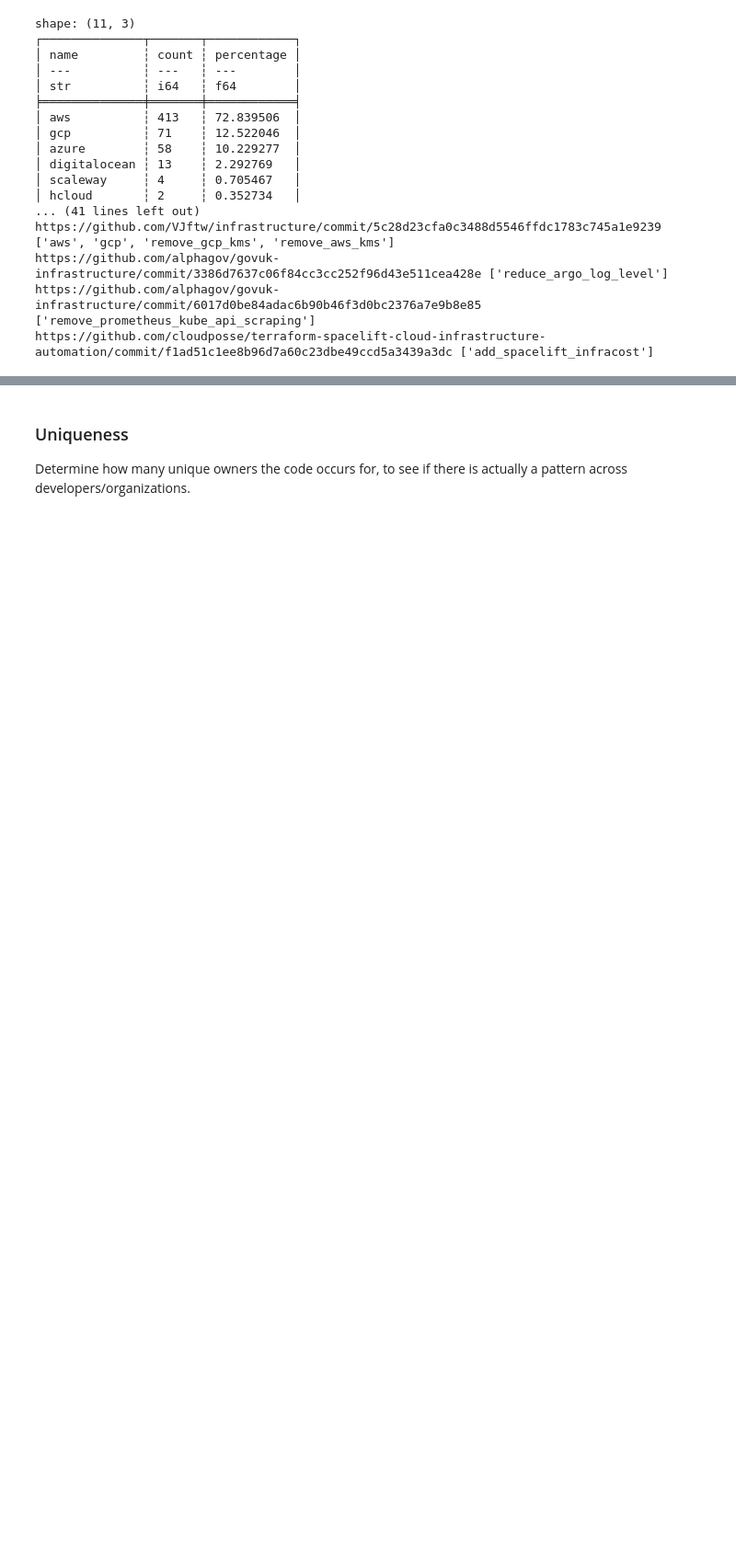
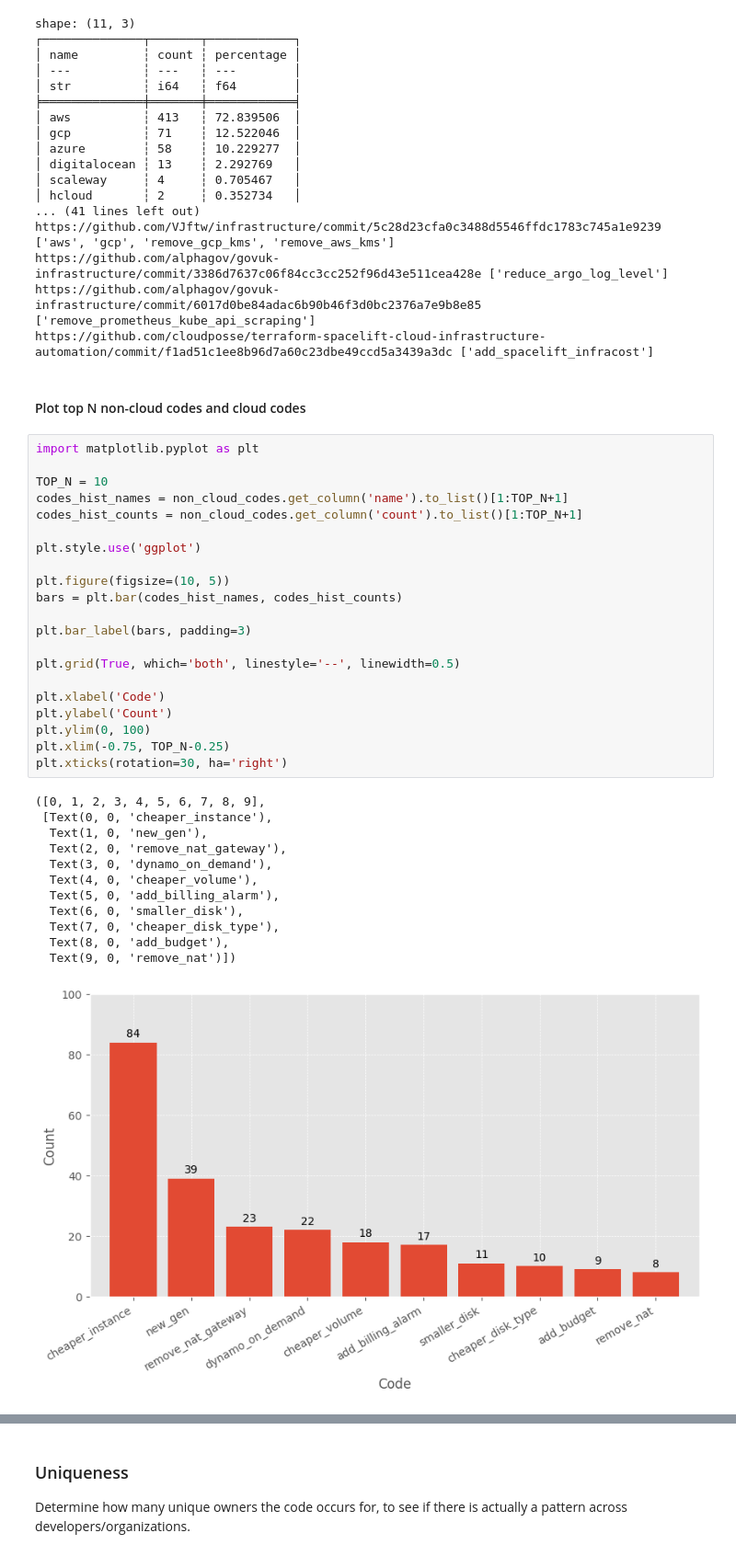
Before and after one commit to InputUsername/iac-cost-linters, a Jupyter notebook: 2-pattern-extraction/analyse_data.ipynb, the cells around one changed output, grey strips where cells are left out. Shown at 92% size. Drawn from its saved outputs; the diff is of its cells as text; blank space fills up the shorter version.

Commit message:
Add codes histogram

```diff
--- a/2-pattern-extraction/analyse_data.ipynb
+++ b/2-pattern-extraction/analyse_data.ipynb
@@ -132,4 +132,40 @@ https://github.com/VJftw/infrastructure/commit/5c28d23cfa0c3488d5546ffdc1783c745
 https://github.com/alphagov/govuk-infrastructure/commit/3386d7637c06f84cc3cc252f96d43e511cea428e ['reduce_argo_log_level']
 https://github.com/alphagov/govuk-infrastructure/commit/6017d0be84adac6b90b46f3d0bc2376a7e9b8e85 ['remove_prometheus_kube_api_scraping']
 https://github.com/cloudposse/terraform-spacelift-cloud-infrastructure-automation/commit/f1ad51c1ee8b96d7a60c23dbe49ccd5a3439a3dc ['add_spacelift_infracost']
+# %% [markdown]
+#### Plot top N non-cloud codes and cloud codes
+# %%
+import matplotlib.pyplot as plt
+
+TOP_N = 10
+codes_hist_names = non_cloud_codes.get_column('name').to_list()[1:TOP_N+1]
+codes_hist_counts = non_cloud_codes.get_column('count').to_list()[1:TOP_N+1]
+
+plt.style.use('ggplot')
+
+plt.figure(figsize=(10, 5))
+bars = plt.bar(codes_hist_names, codes_hist_counts)
+
+plt.bar_label(bars, padding=3)
+
+plt.grid(True, which='both', linestyle='--', linewidth=0.5)
+
+plt.xlabel('Code')
+plt.ylabel('Count')
+plt.ylim(0, 100)
+plt.xlim(-0.75, TOP_N-0.25)
+plt.xticks(rotation=30, ha='right')
+# %% [output]
+([0, 1, 2, 3, 4, 5, 6, 7, 8, 9],
+ [Text(0, 0, 'cheaper_instance'),
+  Text(1, 0, 'new_gen'),
+  Text(2, 0, 'remove_nat_gateway'),
+  Text(3, 0, 'dynamo_on_demand'),
+  Text(4, 0, 'cheaper_volume'),
+  Text(5, 0, 'add_billing_alarm'),
+  Text(6, 0, 'smaller_disk'),
+  Text(7, 0, 'cheaper_disk_type'),
+  Text(8, 0, 'add_budget'),
+  Text(9, 0, 'remove_nat')])
+[figure, added]
 # %%
```
Also changed, not shown: parts of 2 cells of this notebook.
